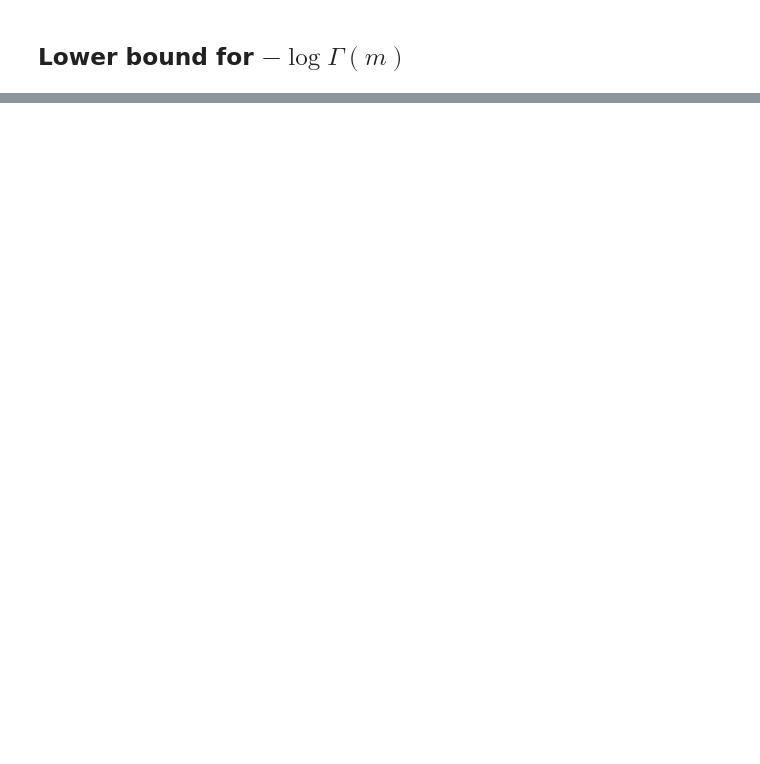
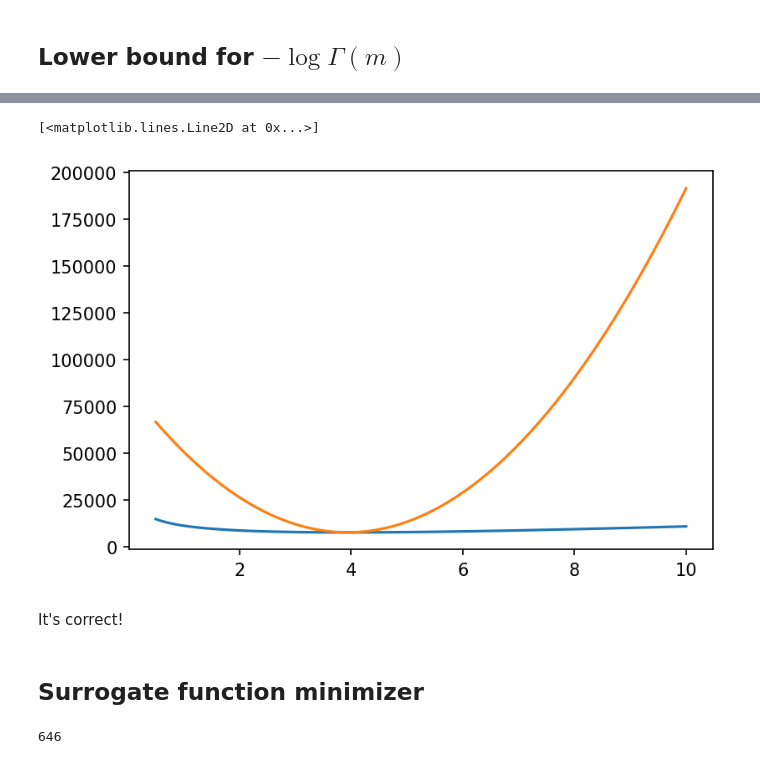
Before and after one commit to mirca/acceptance-rejection, a Jupyter notebook: examples/majorization_minimization_lower_bounds.ipynb, the cells around one changed output, grey strips where cells are left out. Saved outputs shown, nothing was run; the diff lists cells and outputs as text; code cells hidden in the pictures; blank space fills up the shorter version.

```diff
--- a/examples/majorization_minimization_lower_bounds.ipynb
+++ b/examples/majorization_minimization_lower_bounds.ipynb
@@ -61,0 +65,15 @@ plt.legend()
+# %%
+def surrogate(m, mt):
+    return -(len(h) * (m * (np.log(mt) + 1) - mt - m * np.log(omega)
+                       - (np.log(sps.gamma(mt)) + sps.digamma(mt) * (m - mt) + .5 * (m - mt) ** 2))
+              - m *(np.sum(h ** 2) / omega - 2 * np.sum(np.log(h))))
+# %%
+plt.plot(m, ll)
+plt.plot(m, surrogate(m, mt))
+# %% [output]
+[<matplotlib.lines.Line2D at 0x...>]
+[figure, added]
+# %% [markdown]
+It's correct!
+# %% [markdown]
+## Surrogate function minimizer
@@ -61,0 +91,4 @@ plt.legend()
+# %%
+i
+# %% [output]
+646
```
Also changed, not shown: parts of 22 cells of this notebook, 4 other files.
